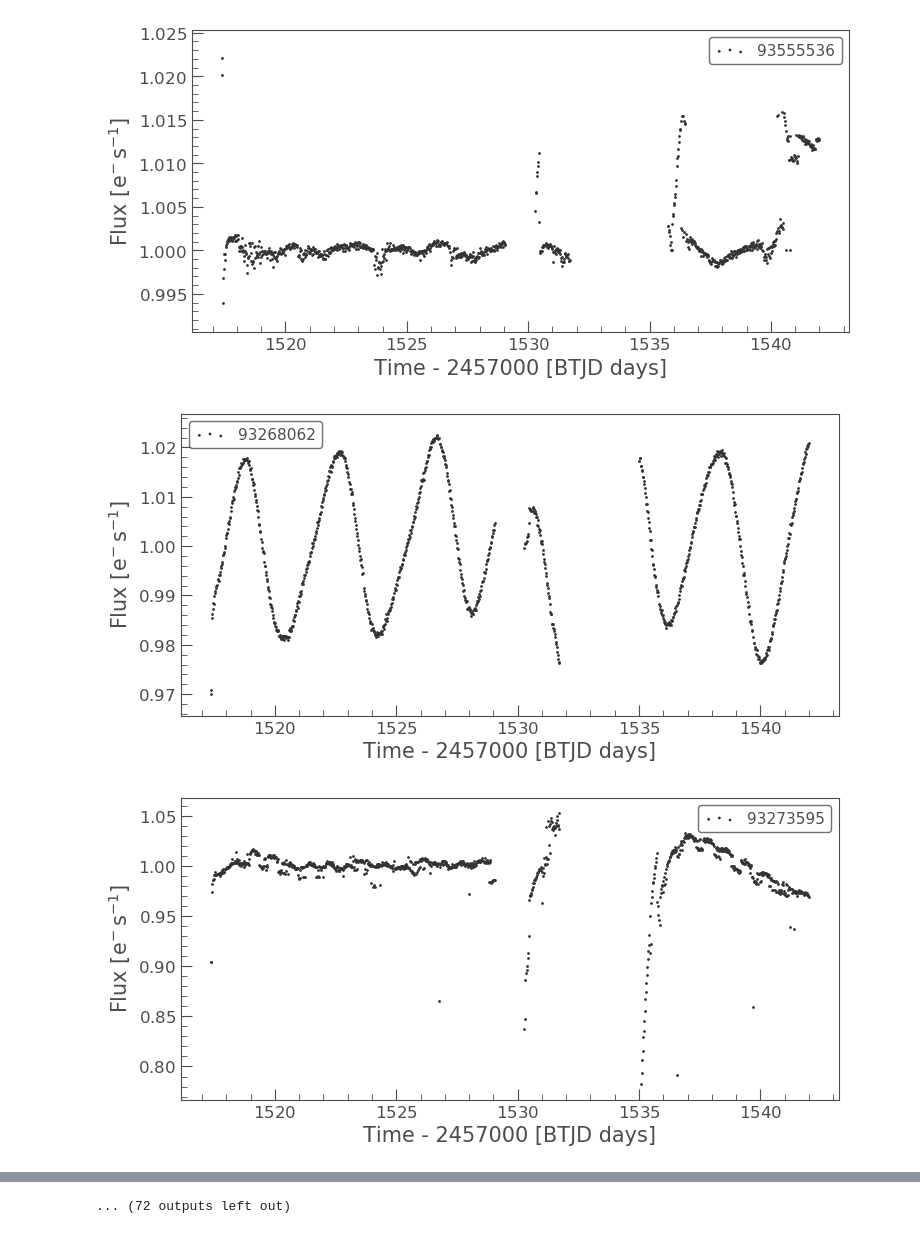
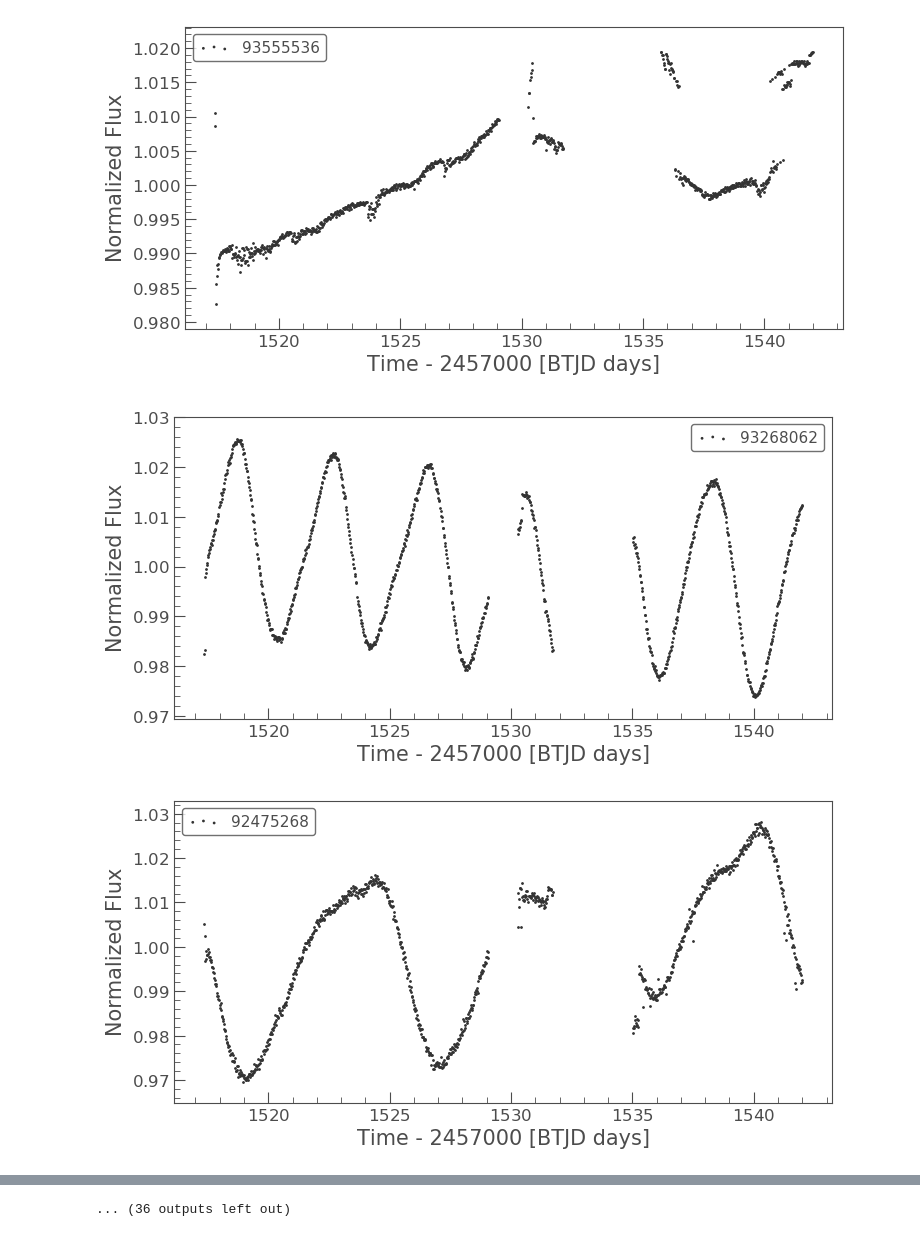
Before and after one commit to AstroJosePC/TESSDataExploration, a Jupyter notebook: LCFeatureExploration.ipynb, the cells around one changed output, grey strips where cells are left out. Drawn from its saved outputs; the diff is of its cells as text; code cells hidden in the pictures.

Commit message:
:sparkles: Added/Updated notebooks on assessing Light Curve quality indicators

```diff
--- a/LCFeatureExploration.ipynb
+++ b/LCFeatureExploration.ipynb
@@ -64,14 +50,13 @@ for fits_path in fits_paths:
 # Import sample FITS Light Curve, remove outliers, and long term trends
 ticid, ap_type = decode_filename(fits_path)
 lcf = open_lc(fits_path)
-lc = lcf.get_lightcurve('FLUX')
-cleared_lc = lc.remove_outliers(sigma=outlier_sigma)
-flatten_lc, trend_lc = cleared_lc.flatten(flatten_window, return_trend=True, polyorder=2)
+lc = lcf.get_lightcurve('FLUX').normalize()
+cleared_lc, clipped_mask = lc.remove_outliers(sigma=outlier_sigma, return_mask=True)
 
 # Estimate Features
-sigma = error_estimate(flatten_lc)
-amplitude = amplitude_estimate(flatten_lc)
-print(f'Sigma \t\t= {sigma:.1f} ppm')
-print(f'Amplitude \t= {amplitude:.3f}')
-flatten_lc.scatter()
+sigma = error_estimate(cleared_lc, quality=good_mask[~clipped_mask])
+amplitude = amplitude_estimate(cleared_lc, quality=good_mask[~clipped_mask])
+print(f'Sigma \t= {sigma*1e6:.1f} ppm')
+print(f'SNR \t= {amplitude/sigma:.3f}')
+cleared_lc.scatter(normalize=False)
 # %% [output]
@@ -86,12 +73,10 @@ amplitudes = np.zeros(len(fits_paths))
 for i, fits_path in enumerate(fits_paths):
     # Import and Prepare light curve
     ticid, ap_type = decode_filename(fits_path)
-    lightcurve = open_lc(fits_path).get_lightcurve('FLUX').remove_outliers(sigma=outlier_sigma).flatten(flatten_window)
 
-    # Estimate Features
-    if lightcurve.flux.size == short_quality.size:
-        sigmas[i] = error_estimate(lightcurve, quality=short_quality)
-        amplitudes[i] = amplitude_estimate(lightcurve, quality=short_quality) / (sigmas[i] / 1e6)
-    else:
-        sigmas[i] = error_estimate(lightcurve)
-        amplitudes[i] = amplitude_estimate(lightcurve) / (sigmas[i] / 1e6)
+    with warnings.catch_warnings():
+        warnings.filterwarnings("ignore",category=LightkurveWarning)
+        lightcurve, clipped_mask = open_lc(fits_path).get_lightcurve('FLUX').normalize().remove_outliers(sigma=outlier_sigma, return_mask=True)
+
+    sigmas[i] = error_estimate(lightcurve, quality=good_mask[~clipped_mask]) * 1e6
+    amplitudes[i] = amplitude_estimate(lightcurve, quality=good_mask[~clipped_mask]) / (sigmas[i] / 1e6)
@@ -125,6 +115,6 @@ Lower left corner - Worst
 # %%
 amplitude_top_quarter = np.percentile(amplitudes, 75)
-sigmas_top_quarter = np.percentile(sigmas, 75)
+sigmas_top_quarter = np.percentile(sigmas, 25)
 
 indx = np.where((amplitudes > amplitude_top_quarter) & (sigmas < sigmas_top_quarter))[0]
 
@@ -134,10 +124,9 @@ for index in indx:
 
     # Import sample FITS Light Curve, remove outliers, and long term trends
     ticid, ap_type = decode_filename(fits_path)
-    lcf = open_lc(fits_path)
-    lc = lcf.get_lightcurve('FLUX')
-    cleared_lc = lc.remove_outliers(sigma=3)
-    flatten_lc, trend_lc = cleared_lc.flatten(flatten_window, return_trend=True, polyorder=2)
-    flatten_lc.scatter()
+    with warnings.catch_warnings():
+        warnings.filterwarnings("ignore",category=LightkurveWarning)
+        cleared_lc, clipped_mask = open_lc(fits_path).get_lightcurve('FLUX').normalize().remove_outliers(sigma=outlier_sigma, return_mask=True)
+    cleared_lc.scatter()
     plt.show()
 # %% [output]
@@ -148,3 +137,3 @@ for index in indx:
-[figure, old version]
+[figure, new version]
-[figure, old version]
+[figure, new version]
-[figure, old version]
+[figure, new version]
@@ -156 +145 @@ for index in indx:
-... (72 outputs left out)
+... (36 outputs left out)
```
Also changed, not shown: parts of 18 cells of this notebook, 2 other files.
